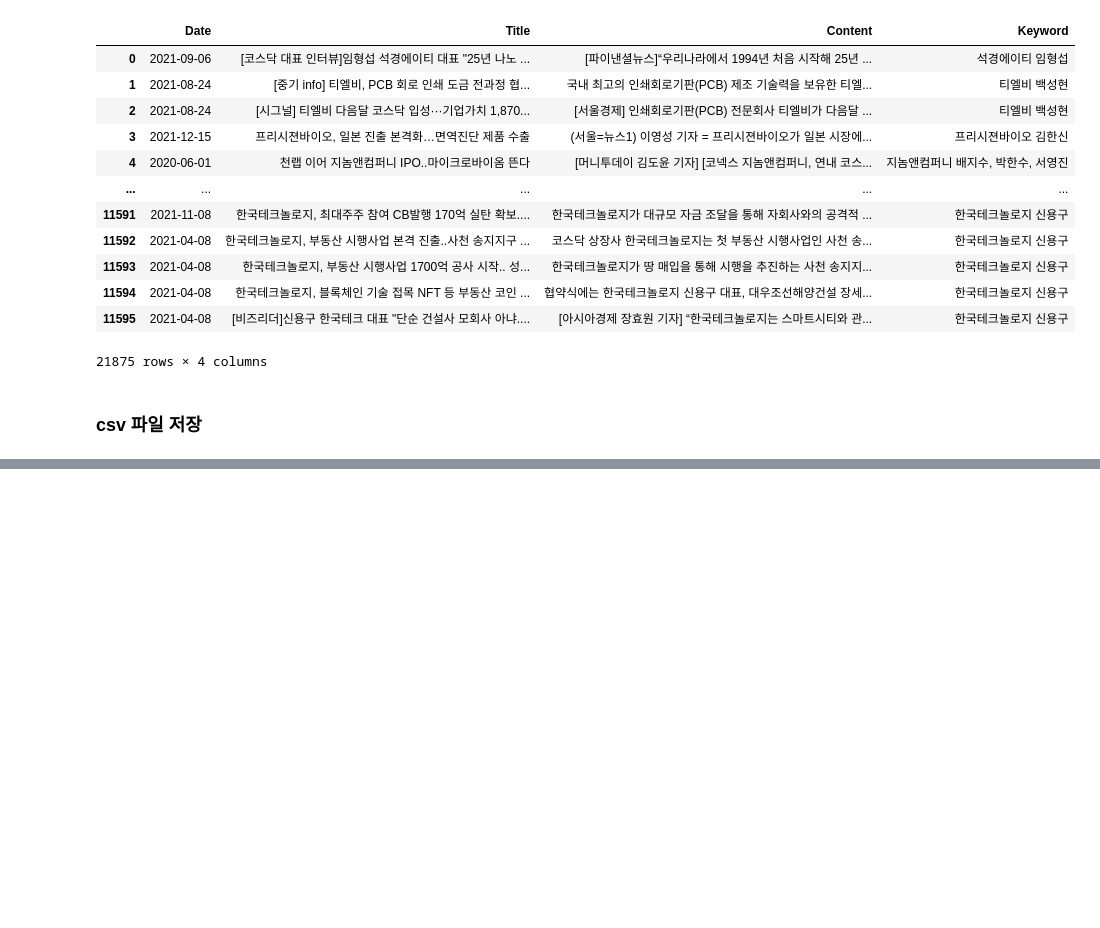
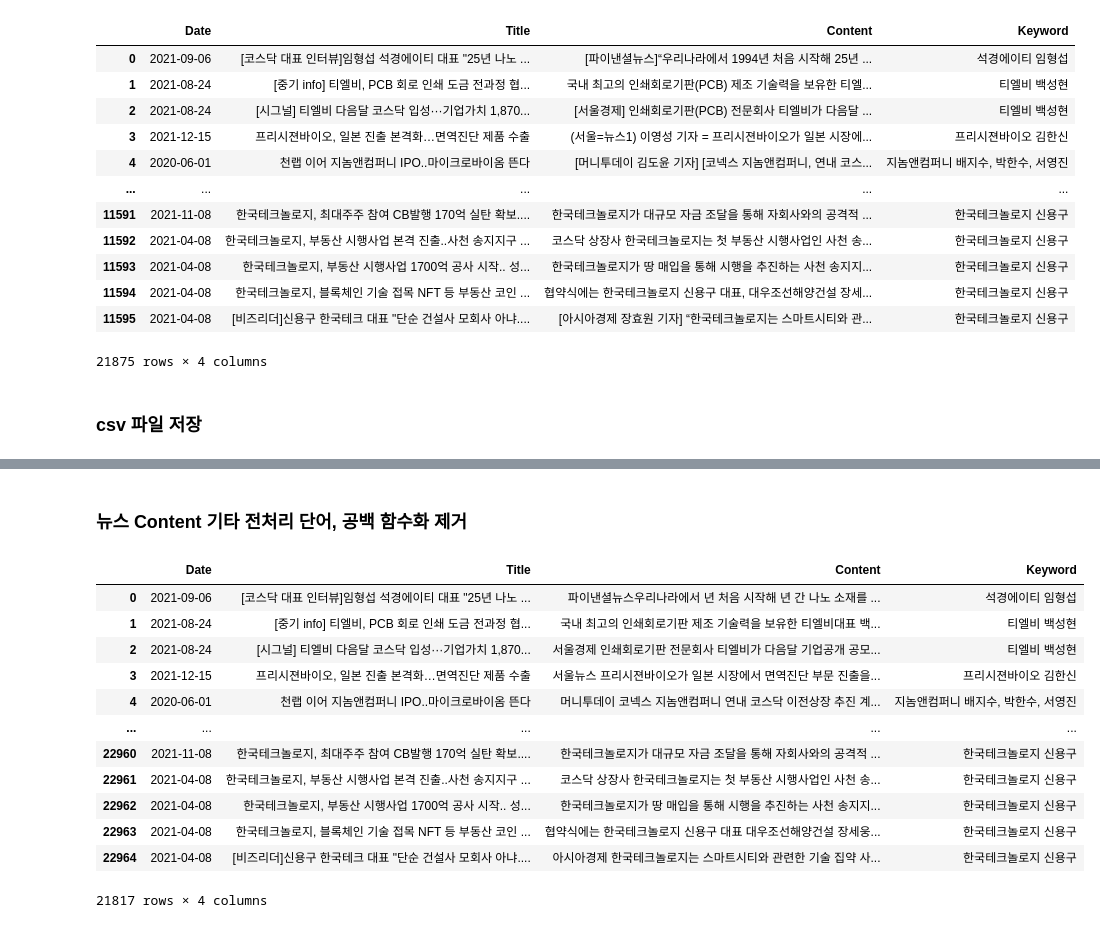
Before and after one commit to March-of-the-Ants/ESG-Rating-System, a Jupyter notebook: preprocessing/news/NEWS_Preprocessing.ipynb, the cells around one changed output, grey strips where cells are left out. Cells and saved outputs as stored; diff of their text form; code cells hidden in the pictures; blank space fills up the shorter version.

```diff
--- a/preprocessing/news/NEWS_Preprocessing1.ipynb
+++ b/preprocessing/news/NEWS_Preprocessing.ipynb
@@ -305,0 +374,56 @@ total_news.to_csv("total_news.csv", index = False)
+# %% [markdown]
+### 뉴스 Content 기타 전처리 단어, 공백 함수화 제거
+# %%
+def preprocessing(text):
+    repl =''
+
+
+    reporter_pattern = re.compile(r"([가-힣]{2,5} 기자)|([가-힣]{2,5}기자)")
+    text = reporter_pattern.sub('', text)
+
+    pattern = '([ㄱ-ㅎㅏ-ㅣ]+)' # 자음, 모음 제거
+    text = re.sub(pattern= pattern, repl=repl, string=text)
+
+    pattern = '[^가-히\s]' # 특수기호 제거
+    text = re.sub(pattern= pattern, repl=repl, string=text)
+
+    pattern = '<[^>]*>' # html 제거
+    text = re.sub(pattern = pattern, repl=repl,string=text)
+
+    pattern = '\.([^\.]*(?:기자|뉴스|특파원|교수|작가|대표|논설|주필|에세이|화백|사설|소장|단장|큐레이터|저작권|평론가|©|©|ⓒ|\@|\/|=|:앞쪽_화살표:|무단|전재|재배포|금지|\[|\]|\(\))[^\.]*)$'
+    text = re.sub(pattern = pattern, repl=repl,string=text) # 바이라인 제거
+
+
+    symbols = string.punctuation.replace(".", "").replace("?", "").replace("!", "") + "·ㆍ■◆△▷▶▼�""''…※↑↓▲☞ⓒ⅔"
+    text = text.translate(str.maketrans("", "", symbols))
+
+
+    text = re.sub('\d+\.\d*', '',text) #숫자, 소숫점 제거
+
+    text = re.sub("([a-zA-Z0-9-]+(\@|\.)[a-zA-Z0-9-.]+)", '', text) #이메일, URl 제거
+
+    text = re.sub("\.+\.", '.', text) #다수의 점 (ex : ...) 점 한개로 대체
+
+    text = re.sub(' +', ' ', text) #다수의 공백 축소
+
+    text = text.replace('Copyrights', '').replace('무단 전재 및 재배포 금지', '')
+
+    return text
+
+df['Content'] = df['Content'].map(preprocessing)
+df.shape
+df
+# %% [output]
+|  | Date | Title | Content | Keyword |
+| 0 | 2021-09-06 | [코스닥 대표 인터뷰]임형섭 석경에이티 대표 "25년 나노 ... | 파이낸셜뉴스우리나라에서 년 처음 시작해 년 간 나노 소재를 ... | 석경에이티 임형섭 |
+| 1 | 2021-08-24 | [중기 info] 티엘비, PCB 회로 인쇄 도금 전과정 협... | 국내 최고의 인쇄회로기판 제조 기술력을 보유한 티엘비대표 백... | 티엘비 백성현 |
+| 2 | 2021-08-24 | [시그널] 티엘비 다음달 코스닥 입성···기업가치 1,870... | 서울경제 인쇄회로기판 전문회사 티엘비가 다음달 기업공개 공모... | 티엘비 백성현 |
+| 3 | 2021-12-15 | 프리시젼바이오, 일본 진출 본격화…면역진단 제품 수출 | 서울뉴스 프리시젼바이오가 일본 시장에서 면역진단 부문 진출을... | 프리시젼바이오 김한신 |
+| 4 | 2020-06-01 | 천랩 이어 지놈앤컴퍼니 IPO..마이크로바이옴 뜬다 | 머니투데이 코넥스 지놈앤컴퍼니 연내 코스닥 이전상장 추진 계... | 지놈앤컴퍼니 배지수, 박한수, 서영진 |
+| ... | ... | ... | ... | ... |
+| 22960 | 2021-11-08 | 한국테크놀로지, 최대주주 참여 CB발행 170억 실탄 확보.... | 한국테크놀로지가 대규모 자금 조달을 통해 자회사와의 공격적 ... | 한국테크놀로지 신용구 |
+| 22961 | 2021-04-08 | 한국테크놀로지, 부동산 시행사업 본격 진출..사천 송지지구 ... | 코스닥 상장사 한국테크놀로지는 첫 부동산 시행사업인 사천 송... | 한국테크놀로지 신용구 |
+| 22962 | 2021-04-08 | 한국테크놀로지, 부동산 시행사업 1700억 공사 시작.. 성... | 한국테크놀로지가 땅 매입을 통해 시행을 추진하는 사천 송지지... | 한국테크놀로지 신용구 |
+| 22963 | 2021-04-08 | 한국테크놀로지, 블록체인 기술 접목 NFT 등 부동산 코인 ... | 협약식에는 한국테크놀로지 신용구 대표 대우조선해양건설 장세웅... | 한국테크놀로지 신용구 |
+| 22964 | 2021-04-08 | [비즈리더]신용구 한국테크 대표 "단순 건설사 모회사 아냐.... | 아시아경제 한국테크놀로지는 스마트시티와 관련한 기술 집약 사... | 한국테크놀로지 신용구 |
+21817 rows × 4 columns
```
Also changed, not shown: parts of 22 cells of this notebook.
